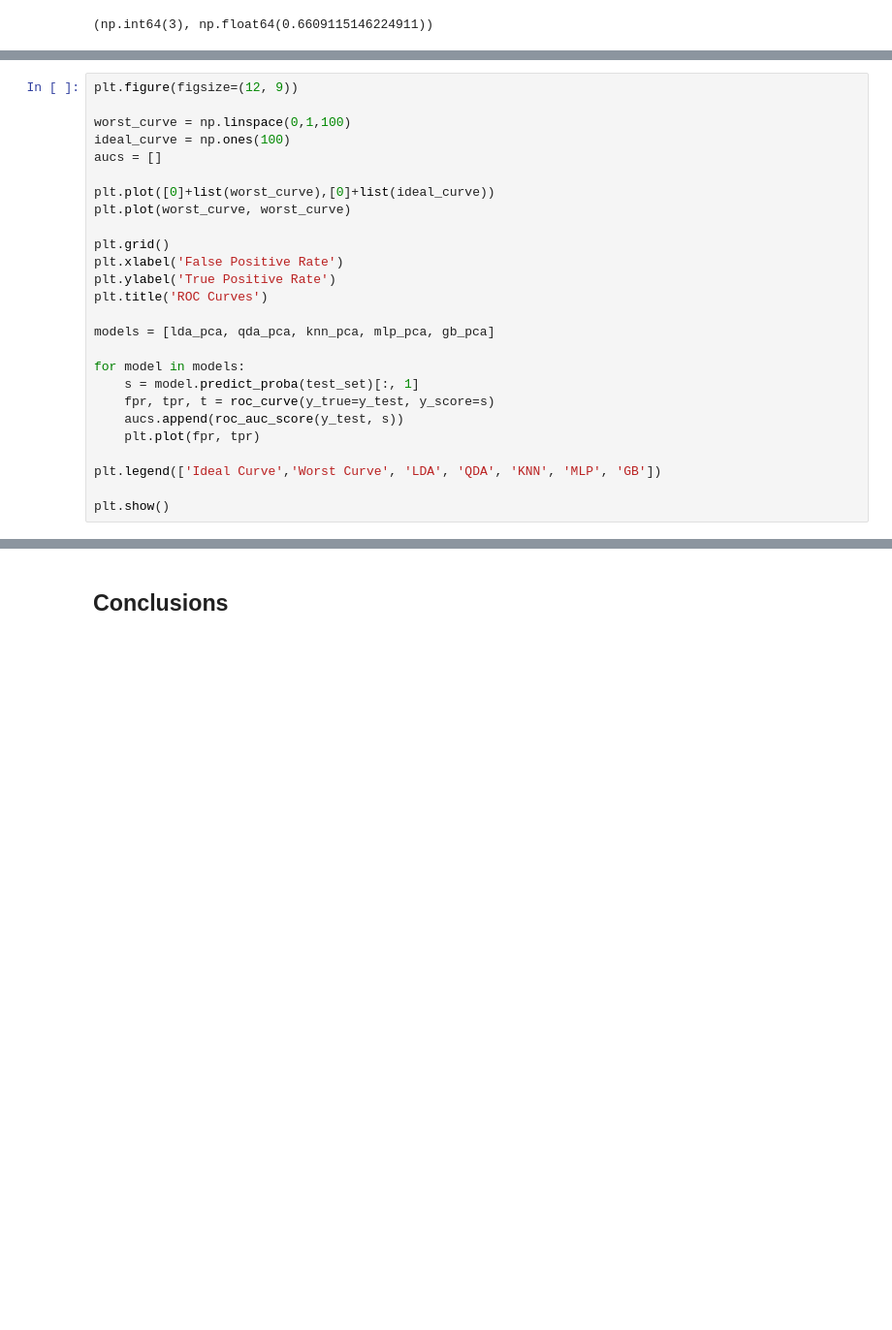
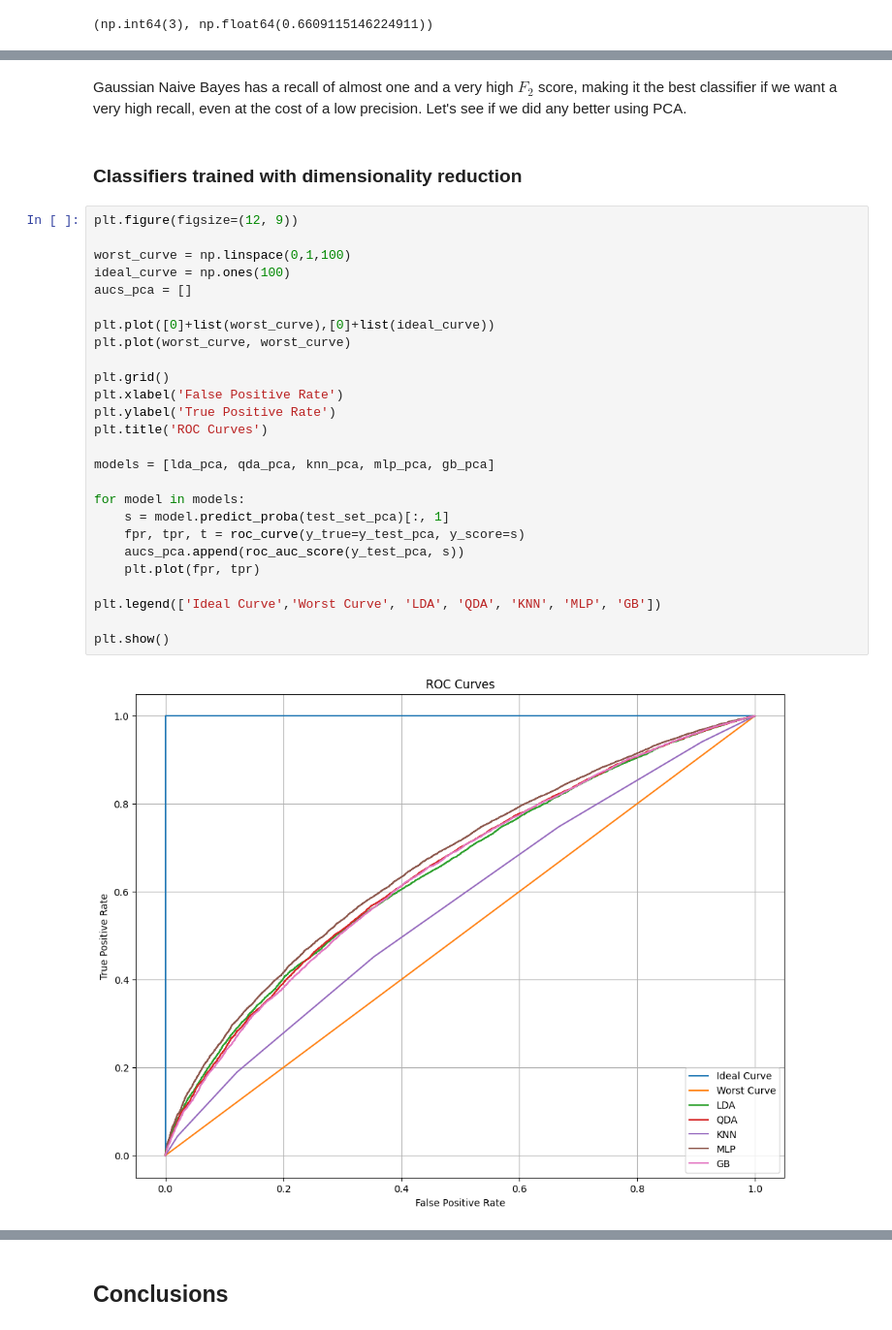
Before and after one commit to weiss25r/Data-analysis-of-diabetic-patients-readmissions-in-hospitals, a Jupyter notebook: main.ipynb, the cells around one changed output, grey strips where cells are left out. Shown at 97% size. Saved outputs shown, nothing was run; the diff lists cells and outputs as text; blank space fills up the shorter version.

```diff
--- a/main.ipynb
+++ b/main.ipynb
@@ -1414,26 +1481,32 @@ From the plot above and the HORIZONTAL BARS we find that the best, final classif
+# %% [markdown]
+Gaussian Naive Bayes has a recall of almost one and a very high $F_2$ score, making it the best classifier if we want a very high recall, even at the cost of a low precision. Let's see if we did any better using PCA.
+# %% [markdown]
+### Classifiers trained with dimensionality reduction
 # %%
 plt.figure(figsize=(12, 9))
 
 worst_curve = np.linspace(0,1,100)
 ideal_curve = np.ones(100)
-aucs = []
+aucs_pca = []
 
 plt.plot([0]+list(worst_curve),[0]+list(ideal_curve))
 plt.plot(worst_curve, worst_curve)
 
 plt.grid()
 plt.xlabel('False Positive Rate')
 plt.ylabel('True Positive Rate')
 plt.title('ROC Curves')
 
 models = [lda_pca, qda_pca, knn_pca, mlp_pca, gb_pca]
 
 for model in models:
-    s = model.predict_proba(test_set)[:, 1]
-    fpr, tpr, t = roc_curve(y_true=y_test, y_score=s)
-    aucs.append(roc_auc_score(y_test, s))
+    s = model.predict_proba(test_set_pca)[:, 1]
+    fpr, tpr, t = roc_curve(y_true=y_test_pca, y_score=s)
+    aucs_pca.append(roc_auc_score(y_test_pca, s))
     plt.plot(fpr, tpr)
 
 plt.legend(['Ideal Curve','Worst Curve', 'LDA', 'QDA', 'KNN', 'MLP', 'GB'])
 
 plt.show()
+# %% [output]
+[figure, added]
```
Also changed, not shown: parts of 38 cells of this notebook.
